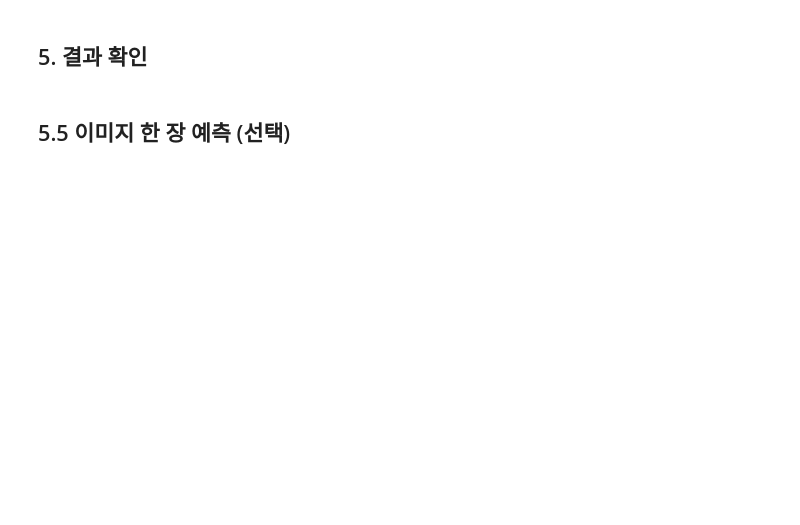
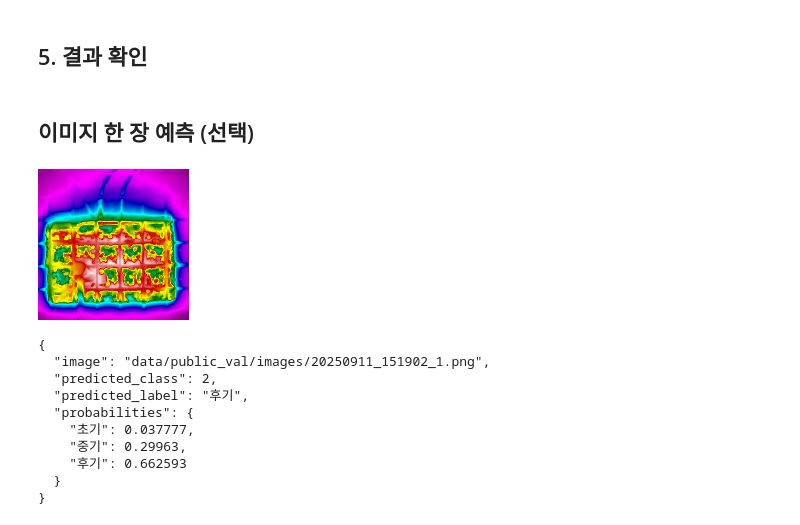
Before and after one commit to Hwk040319/MJY-ML, a Jupyter notebook: 00_quickstart_colab.ipynb, the cells around one changed output. Drawn from its saved outputs; the diff is of its cells as text; code cells hidden in the pictures; blank space fills up the shorter version.

```diff
--- a/00_quickstart_colab.ipynb
+++ b/00_quickstart_colab.ipynb
@@ -110,7 +375,29 @@ display(DisplayImage(filename='outputs/baseline/confusion_matrix.png'))
 # %% [markdown]
-## 5.5 이미지 한 장 예측 (선택)
+## 이미지 한 장 예측 (선택)
 # %%
 from pathlib import Path
-sample_image = next(Path('data/public_val/images').glob('*.png'))
-print('예측할 이미지:', sample_image)
-!python predict_one.py --image "$sample_image" --checkpoint outputs/baseline/best_model.pt
+from PIL import Image
+from IPython.display import display
+
+# public_val 이미지 중 한 장을 선택합니다.
+sample_image = next(Path("data/public_val/images").glob("*.png"))
+
+# 선택한 이미지를 화면에 표시합니다.
+display(Image.open(sample_image))
+
+# 표시된 이미지를 학습된 모델로 예측합니다.
+!python predict_one.py \
+    --image "$sample_image" \
+    --checkpoint outputs/baseline/best_model.pt
+# %% [output]
+[figure, added]
+{
+  "image": "data/public_val/images/20250911_151902_1.png",
+  "predicted_class": 2,
+  "predicted_label": "후기",
+  "probabilities": {
+    "초기": 0.037777,
+    "중기": 0.29963,
+    "후기": 0.662593
+  }
+}
```
Also changed, not shown: parts of 19 cells of this notebook, 2 other files.
